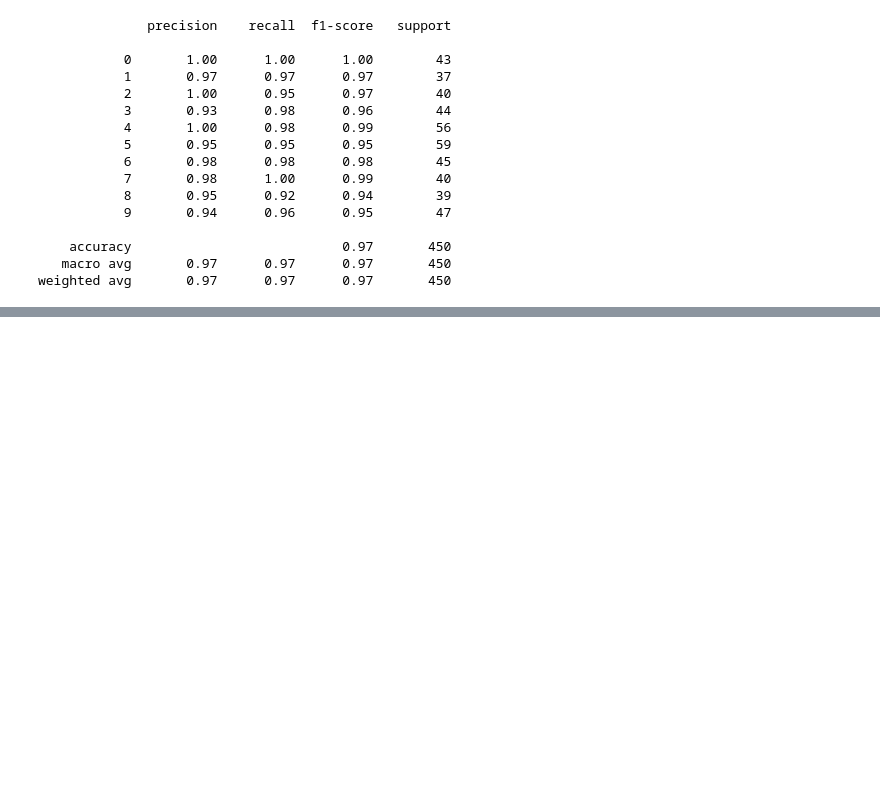
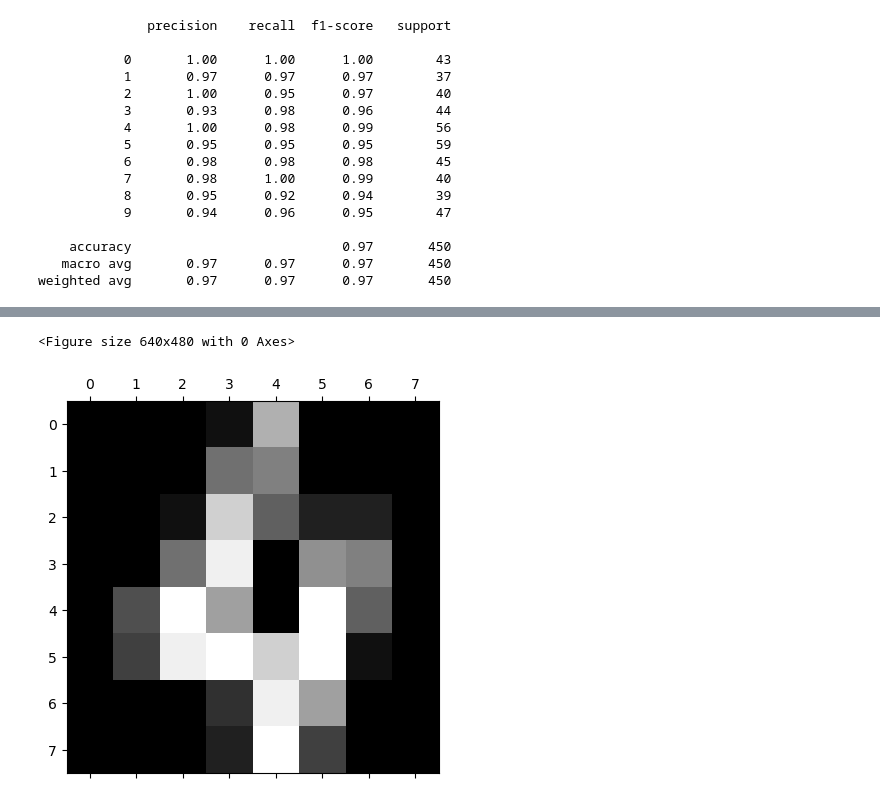
Before and after one commit to aditya230302/CODE-COLLECTION, a Jupyter notebook: Dimensionality_Reduction.ipynb, the cells around one changed output, grey strips where cells are left out. Cells and saved outputs as stored; diff of their text form; code cells hidden in the pictures; blank space fills up the shorter version.

```diff
--- a/Dimensionality_Reduction.ipynb
+++ b/Dimensionality_Reduction.ipynb
@@ -638,0 +702,3 @@ weighted avg       0.97      0.97      0.97       450
+# %%
+# Load Data
+digits = load_digits()
@@ -638,0 +797,10 @@ weighted avg       0.97      0.97      0.97       450
+# %%
+"""
+plotting the matrix into an image, on gray scale numbers 0 to 255 represent black to white scale.
+"""
+plt.gray()
+plt.matshow(digits.data[4].reshape(8,8))
+plt.show()
+# %% [output]
+<Figure size 640x480 with 0 Axes>
+[figure, added]
```
Also changed, not shown: parts of 33 cells of this notebook, 4 other files.
